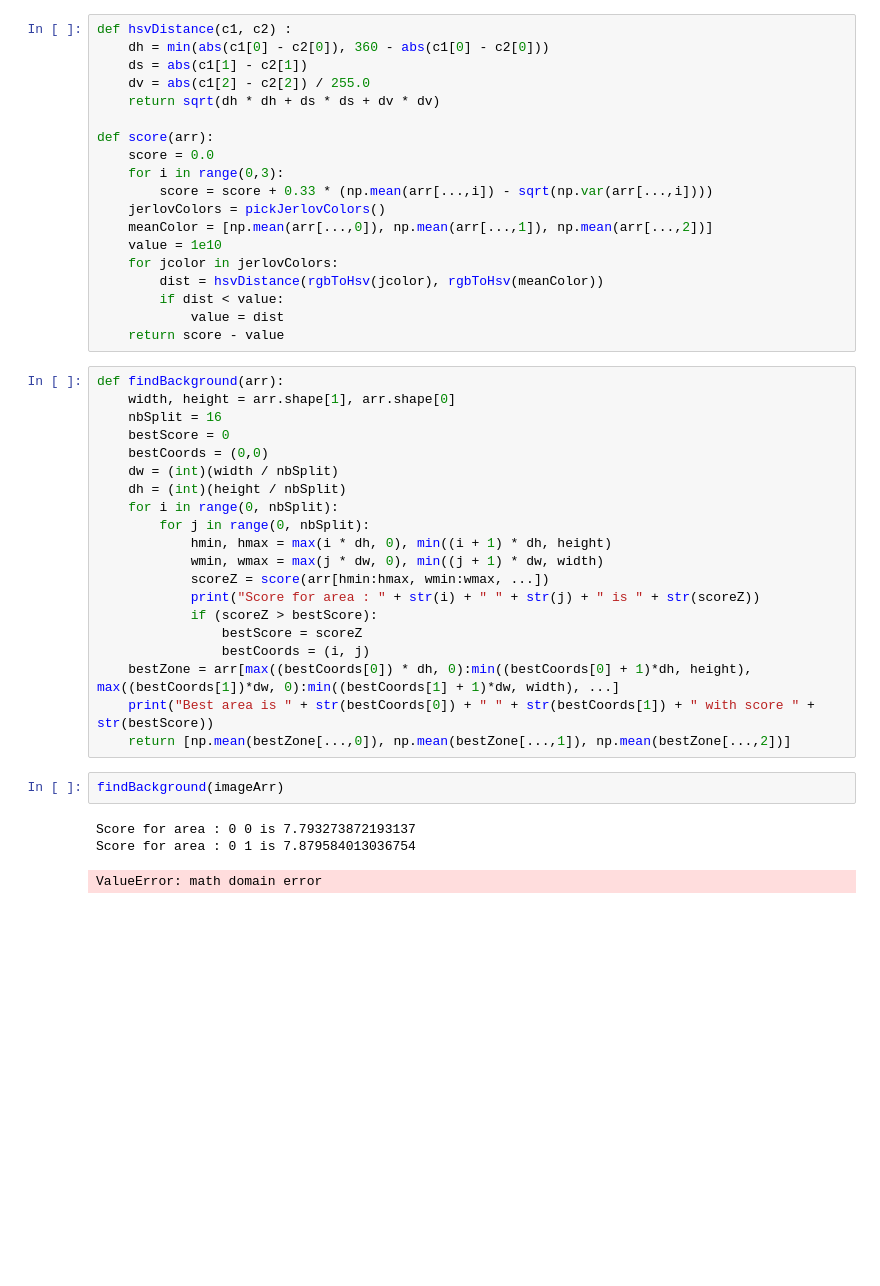
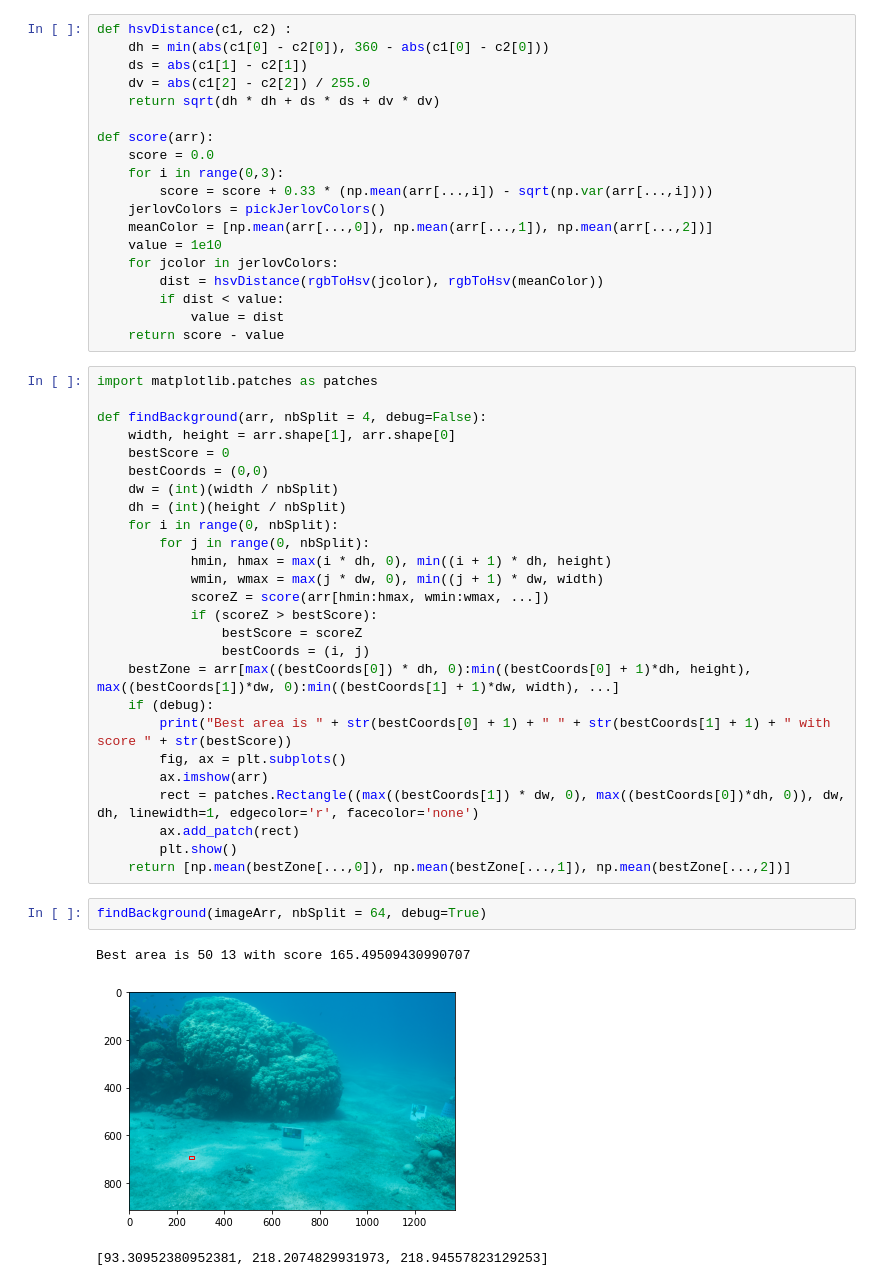
Before and after one commit to Nyacreeps/project-tifo, a Jupyter notebook: src/Test.ipynb, the cells around one changed output. Drawn from its saved outputs; the diff is of its cells as text; blank space fills up the shorter version.

Commit message:
Debug for background

```diff
--- a/src/Test.ipynb
+++ b/src/Test.ipynb
@@ -114,9 +114,10 @@ def score(arr):
             value = dist
     return score - value
 # %%
-def findBackground(arr):
+import matplotlib.patches as patches
+
+def findBackground(arr, nbSplit = 4, debug=False):
     width, height = arr.shape[1], arr.shape[0]
-    nbSplit = 16
     bestScore = 0
     bestCoords = (0,0)
     dw = (int)(width / nbSplit)
@@ -126,16 +127,21 @@ def findBackground(arr):
             hmin, hmax = max(i * dh, 0), min((i + 1) * dh, height)
             wmin, wmax = max(j * dw, 0), min((j + 1) * dw, width)
             scoreZ = score(arr[hmin:hmax, wmin:wmax, ...])
-            print("Score for area : " + str(i) + " " + str(j) + " is " + str(scoreZ))
             if (scoreZ > bestScore):
                 bestScore = scoreZ
                 bestCoords = (i, j)
     bestZone = arr[max((bestCoords[0]) * dh, 0):min((bestCoords[0] + 1)*dh, height), max((bestCoords[1])*dw, 0):min((bestCoords[1] + 1)*dw, width), ...]
-    print("Best area is " + str(bestCoords[0]) + " " + str(bestCoords[1]) + " with score " + str(bestScore))
+    if (debug):
+        print("Best area is " + str(bestCoords[0] + 1) + " " + str(bestCoords[1] + 1) + " with score " + str(bestScore))
+        fig, ax = plt.subplots()
+        ax.imshow(arr)
+        rect = patches.Rectangle((max((bestCoords[1]) * dw, 0), max((bestCoords[0])*dh, 0)), dw, dh, linewidth=1, edgecolor='r', facecolor='none')
+        ax.add_patch(rect)
+        plt.show()
     return [np.mean(bestZone[...,0]), np.mean(bestZone[...,1]), np.mean(bestZone[...,2])]
 # %%
-findBackground(imageArr)
+findBackground(imageArr, nbSplit = 64, debug=True)
 # %% [output]
-Score for area : 0 0 is 7.793273872193137
-Score for area : 0 1 is 7.879584013036754
+Best area is 50 13 with score 165.49509430990707
+[figure, added]
-ValueError: math domain error
+[93.30952380952381, 218.2074829931973, 218.94557823129253]
```
